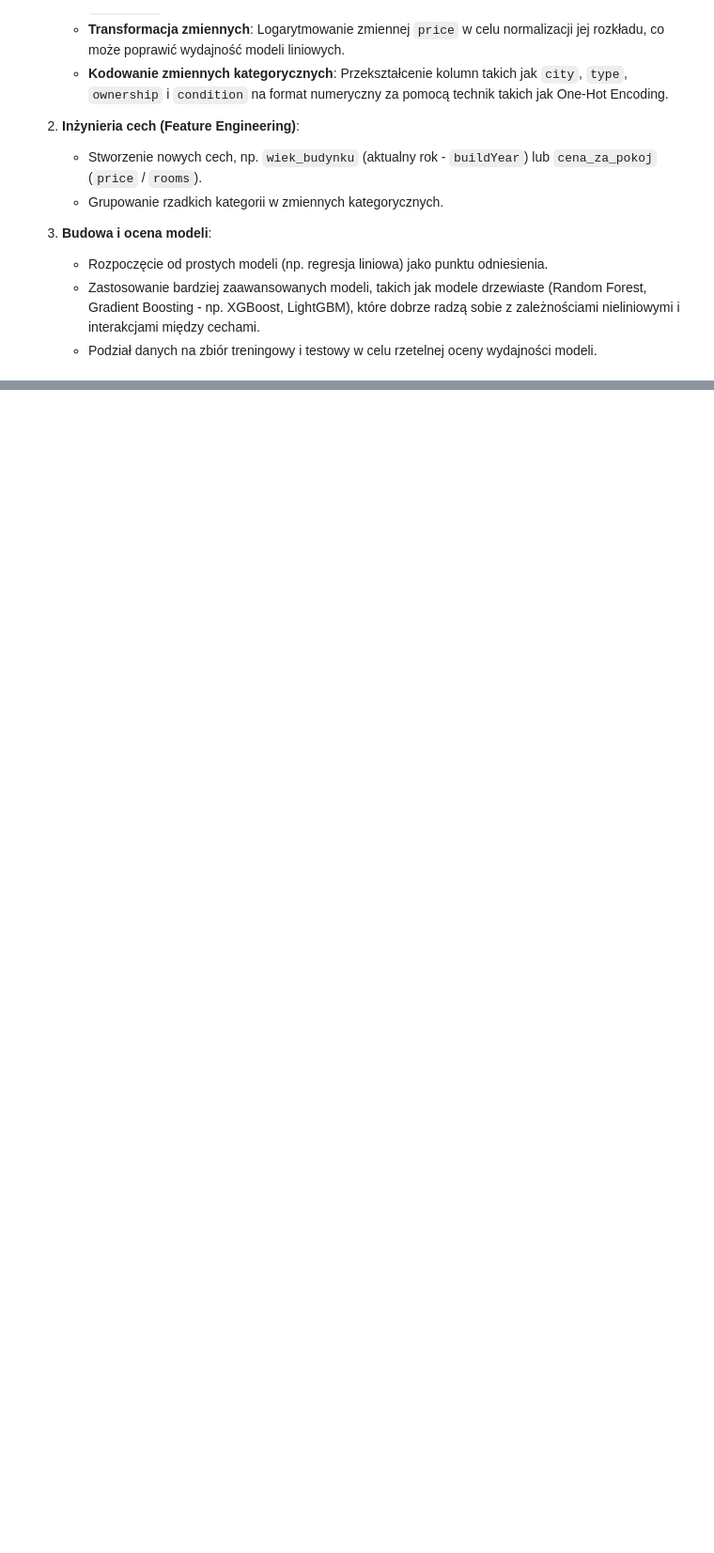
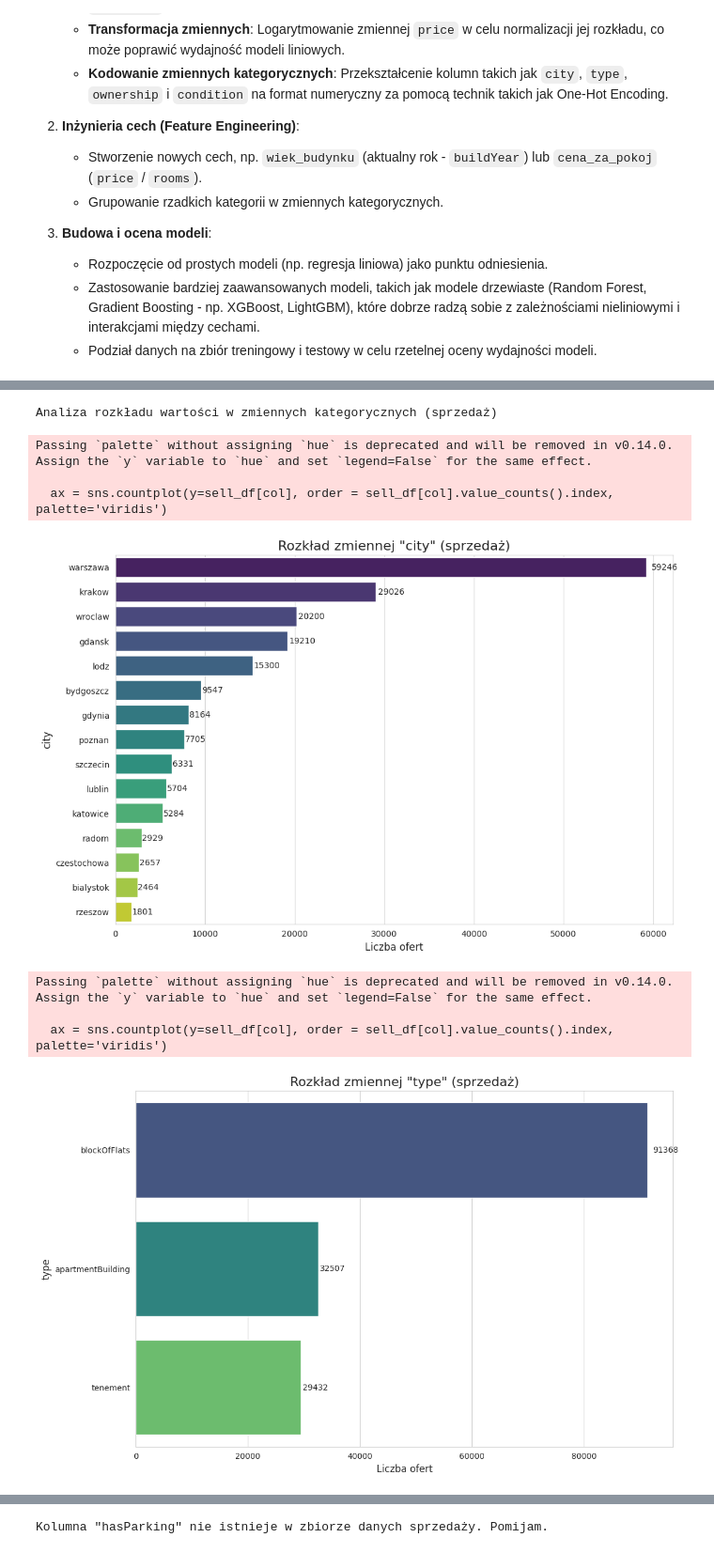
Before and after one commit to Sharens/ml_apartment_prices_in_poland, a Jupyter notebook: analysis.ipynb, the cells around one changed output, grey strips where cells are left out. Shown at 94% size. Saved outputs shown, nothing was run; the diff lists cells and outputs as text; code cells hidden in the pictures; blank space fills up the shorter version.

```diff
--- a/analysis.ipynb
+++ b/analysis.ipynb
@@ -446,0 +624,50 @@ Na podstawie powyższych wniosków, dalsze prace powinny obejmować:
+# %%
+# Lista zmiennych kategorycznych i boolean do sprawdzenia
+categorical_cols_to_analyze = [
+    'city',
+    'type',
+    'ownership',
+    'condition',
+    'rooms',
+    'hasParking',
+    'hasBalcony',
+    'hasElevator',
+    'hasSecurity',
+    'hasStorageRoom'
+]
+
+print("Analiza rozkładu wartości w zmiennych kategorycznych (sprzedaż)\n")
+
+for col in categorical_cols_to_analyze:
+    # Sprawdzenie, czy kolumna istnieje w DataFrame
+    if col not in sell_df.columns:
+        print(f'Kolumna "{col}" nie istnieje w zbiorze danych sprzedaży. Pomijam.')
+        continue
+
+    plt.figure(figsize=(12, 8))
+
+    # Używamy orientacji poziomej dla lepszej czytelności etykiet
+    ax = sns.countplot(y=sell_df[col], order = sell_df[col].value_counts().index, palette='viridis')
+
+    plt.title(f'Rozkład zmiennej "{col}" (sprzedaż)', fontsize=16)
+    plt.xlabel('Liczba ofert', fontsize=12)
+    plt.ylabel(col, fontsize=12)
+
+    # Dodanie etykiet z liczbą ofert na słupkach
+    for p in ax.patches:
+        width = p.get_width()
+        plt.text(width + width*0.01, p.get_y() + p.get_height()/2,
+                 f'{int(width)}',
+                 va='center')
+
+    plt.show()
+# %% [output]
+Analiza rozkładu wartości w zmiennych kategorycznych (sprzedaż)
+Passing `palette` without assigning `hue` is deprecated and will be removed in v0.14.0. Assign the `y` variable to `hue` and set `legend=False` for the same effect.
+
+  ax = sns.countplot(y=sell_df[col], order = sell_df[col].value_counts().index, palette='viridis')
+[figure, added]
+Passing `palette` without assigning `hue` is deprecated and will be removed in v0.14.0. Assign the `y` variable to `hue` and set `legend=False` for the same effect.
+
+  ax = sns.countplot(y=sell_df[col], order = sell_df[col].value_counts().index, palette='viridis')
+[figure, added]
@@ -446,0 +686 @@ Na podstawie powyższych wniosków, dalsze prace powinny obejmować:
+Kolumna "hasParking" nie istnieje w zbiorze danych sprzedaży. Pomijam.
```
Also changed, not shown: parts of 10 cells of this notebook, 1 other file.
